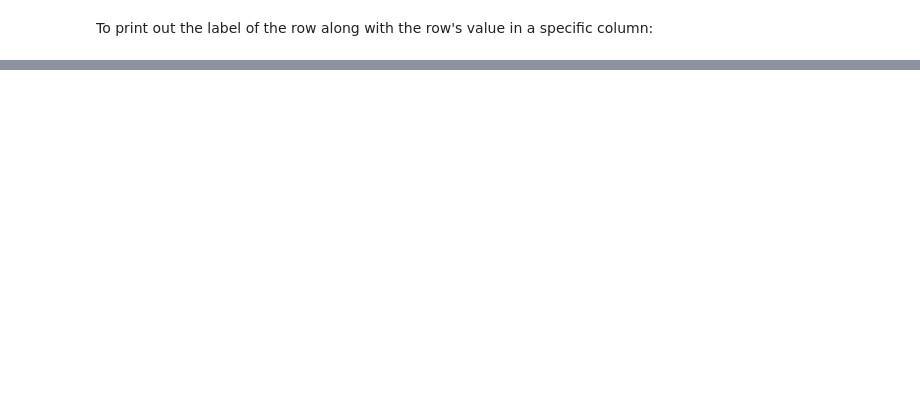
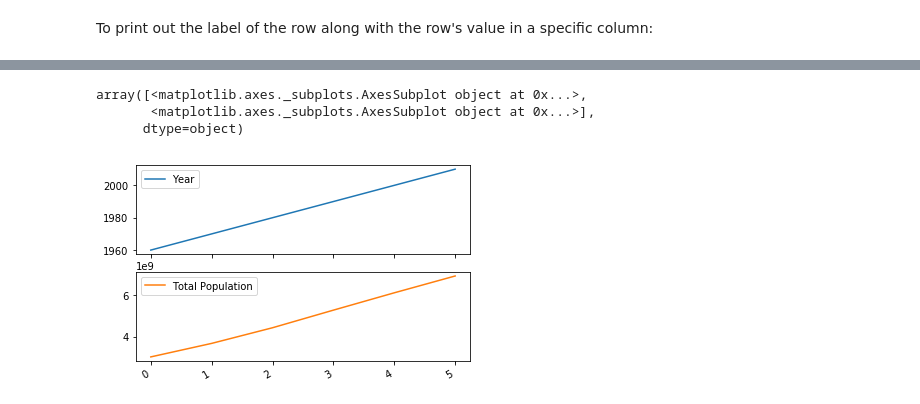
Before and after one commit to mfkabdelnaby/data-science, a Jupyter notebook: pandas.ipynb, the cells around one changed output, grey strips where cells are left out. Saved outputs shown, nothing was run; the diff lists cells and outputs as text; code cells hidden in the pictures; blank space fills up the shorter version.

Commit message:
added data cleaning and visualizations

```diff
--- a/pandas.ipynb
+++ b/pandas.ipynb
@@ -580,0 +991,7 @@ print(langs_count)
+# %%
+Year = [1960,1970,1980,1990,2000,2010]
+Total_Population = [3034970564, 3684822701, 4436590356,
+                    5282715991, 6115974486, 6924282937]
+pop_dict = {'Year':Year,'Total Population':Total_Population}
+df = pd.DataFrame(pop_dict)
+df
@@ -580,0 +1068,7 @@ print(langs_count)
+# %%
+df.plot(subplots=True)
+# %% [output]
+array([<matplotlib.axes._subplots.AxesSubplot object at 0x...>,
+       <matplotlib.axes._subplots.AxesSubplot object at 0x...>],
+      dtype=object)
+[figure, added]
```
Also changed, not shown: parts of 192 cells of this notebook, 34 other files.
